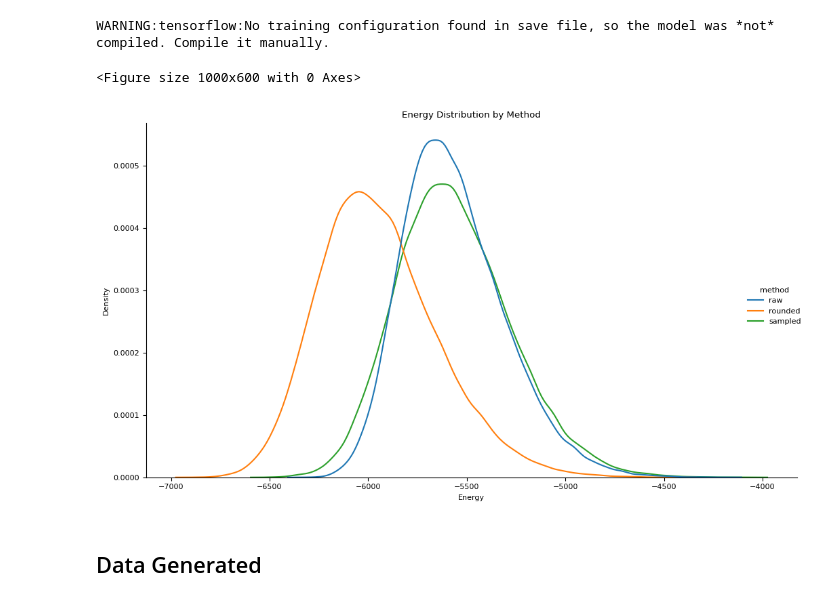
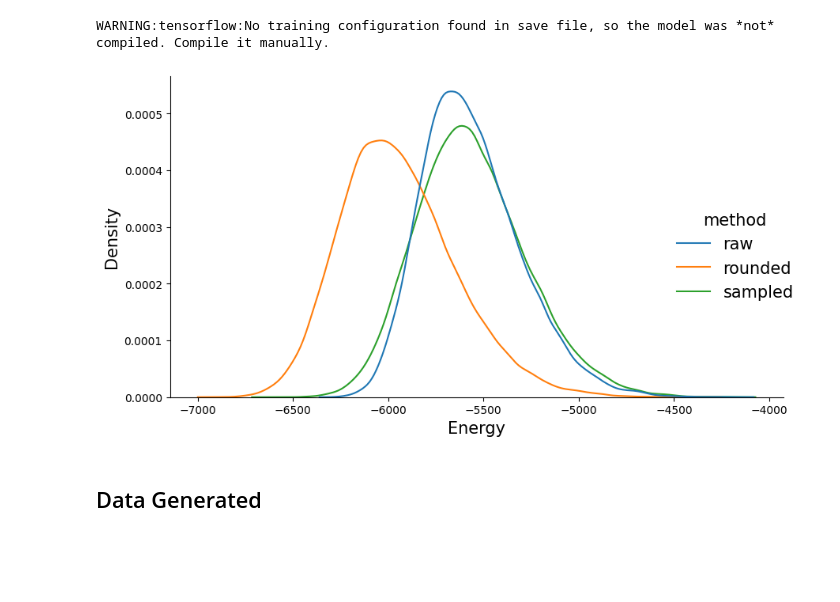
Before and after one commit to pSzyc/Ising, a Jupyter notebook: Model/GAN/GAN_sample.ipynb, the cells around one changed output. Cells and saved outputs as stored; diff of their text form; code cells hidden in the pictures; blank space fills up the shorter version.

Commit message:
gan plots

```diff
--- a/Model/GAN/GAN_sample.ipynb
+++ b/Model/GAN/GAN_sample.ipynb
@@ -73,16 +73,14 @@ df_rounded['method'] = 'rounded'
 df_sampled['method'] = 'sampled'
 df = pd.concat([df_raw, df_rounded, df_sampled])
 # %%
-plt.figure(figsize=(10, 6))  # Increase figure size
-g = sns.displot(df, x='Energy', hue='method', kind='kde', height=6, aspect=1.6)  # Adjust plot size
-plt.title('Energy Distribution by Method')  # Set title
+figsize = style.get_figsize('fig')
+g = sns.displot(df, x='Energy', hue='method', kind='kde', height = figsize[1], aspect=figsize[0]/figsize[1])  # Adjust plot size
 plt.xlabel('Energy')  # Label x-axis
 plt.ylabel('Density')  # Label y-axis
 plt.tight_layout()  # Adjust layout to prevent clipping
 plt.savefig(f"results/{folder}/plots/sampled_rounded.svg")
 # %% [output]
-<Figure size 1000x600 with 0 Axes>
-[figure, old version]
+[figure, new version]
 # %% [markdown]
 ## Data Generated
 # %%
```
Also changed, not shown: parts of 5 cells of this notebook, 10 other files.
